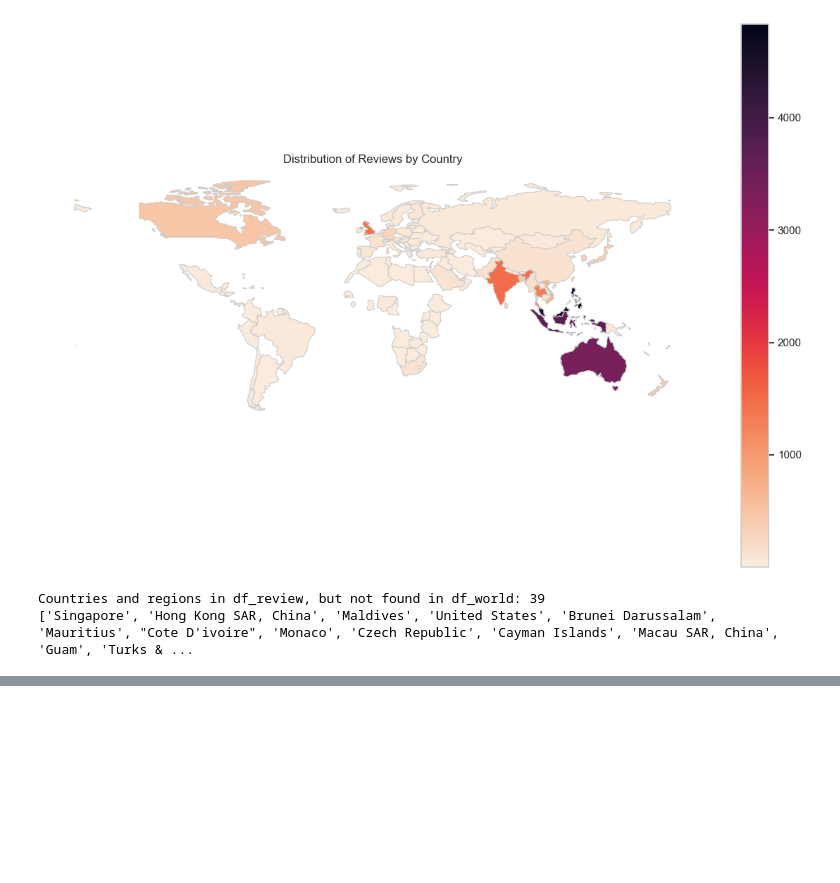
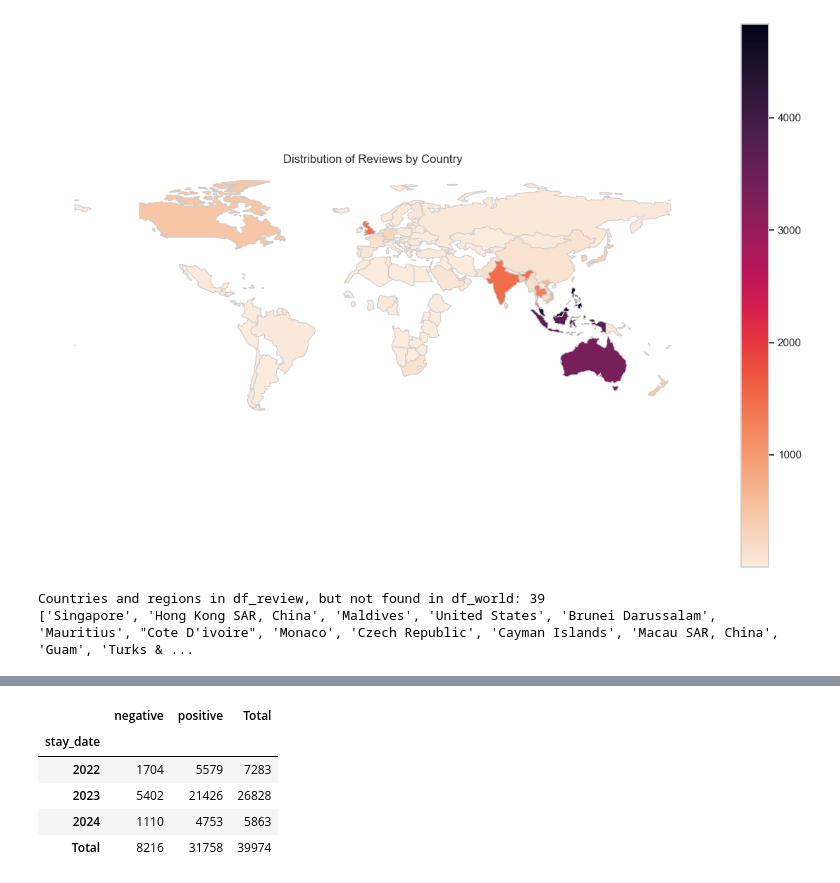
Before and after one commit to DaisioSK/NUS-TIC4902B, a Jupyter notebook: en_hotel_EDA.ipynb, the cells around one changed output, grey strips where cells are left out. Cells and saved outputs as stored; diff of their text form; code cells hidden in the pictures; blank space fills up the shorter version.

```diff
--- a/en_hotel_EDA.ipynb
+++ b/en_hotel_EDA.ipynb
@@ -995,3 +832,16 @@ plt.show()
+# %%
+sentiment_count = df_review.groupby([df_review["sentiment"], df_review["stay_date"].dt.year]).size().reset_index(name="count")
+sentiment_count2 = sentiment_count.pivot_table(index="stay_date", columns="sentiment", values="count",
+                                               aggfunc="sum", margins=True, margins_name="Total")
+sentiment_count2.columns.name = None
+sentiment_count2
+# %% [output]
+|  | negative | positive | Total |
+| stay_date |  |  |  |
+| 2022 | 1704 | 5579 | 7283 |
+| 2023 | 5402 | 21426 | 26828 |
+| 2024 | 1110 | 4753 | 5863 |
+| Total | 8216 | 31758 | 39974 |
 # %%
 # Save dataset as csv
 #reviews_per_hotel.to_csv(SRC_PATH + "agoda_reviewers_per_hotel.csv", index=False, encoding="utf-8")
```
Also changed, not shown: parts of 15 cells of this notebook, 25 other files.
